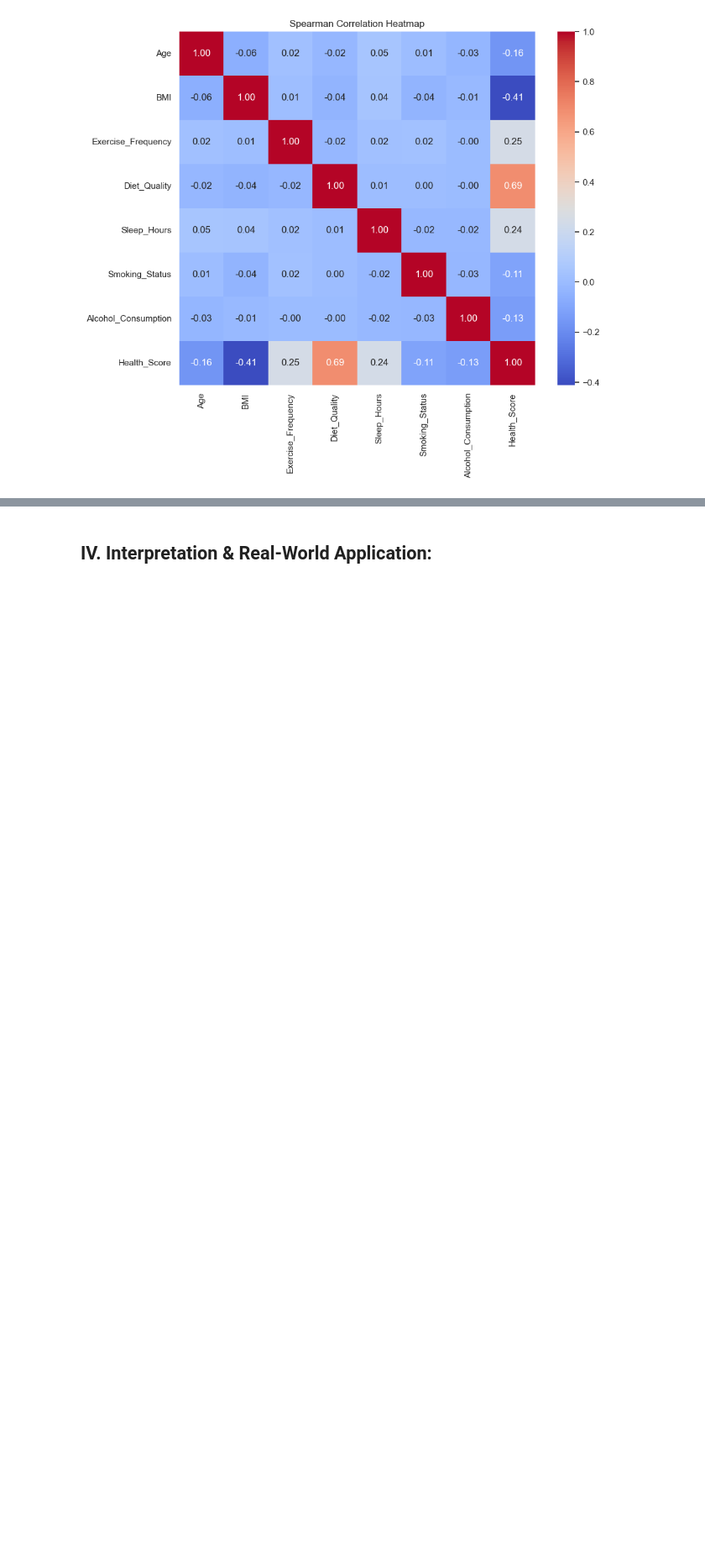
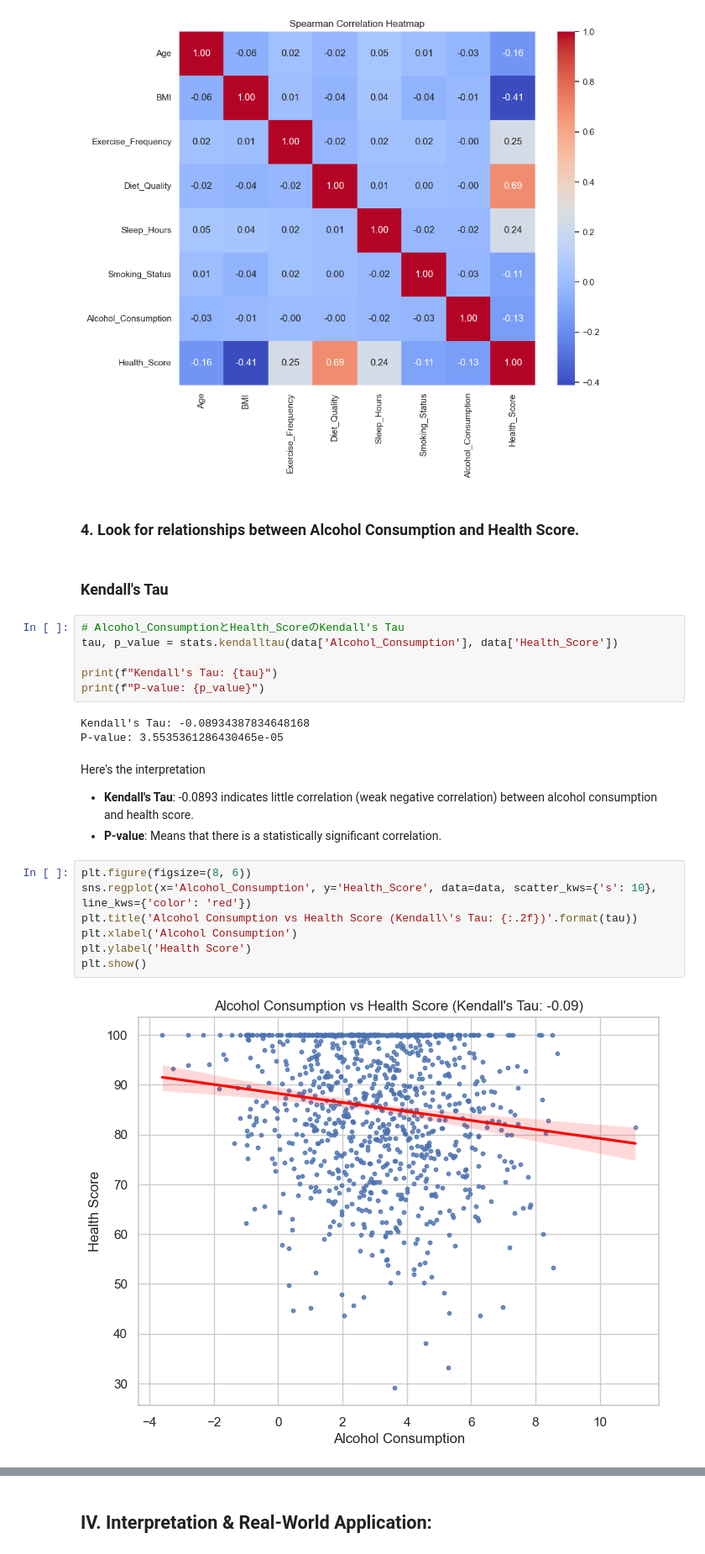
Before and after one commit to suguru-o5/ds-0924, a Jupyter notebook: ds204/final-project/final-project.ipynb, the cells around one changed output, grey strips where cells are left out. Shown at 84% size. Drawn from its saved outputs; the diff is of its cells as text; blank space fills up the shorter version.

```diff
--- a/ds204/final-project/final-project.ipynb
+++ b/ds204/final-project/final-project.ipynb
@@ -257,3 +287,29 @@ plt.title("Spearman Correlation Heatmap")
 plt.show()
 # %% [output]
 [figure]
+# %% [markdown]
+### 4. Look for relationships between Alcohol Consumption and Health Score.
+# %% [markdown]
+### Kendall's Tau
+# %%
+# Alcohol_ConsumptionとHealth_ScoreのKendall's Tau
+tau, p_value = stats.kendalltau(data['Alcohol_Consumption'], data['Health_Score'])
+
+print(f"Kendall's Tau: {tau}")
+print(f"P-value: {p_value}")
+# %% [output]
+Kendall's Tau: -0.08934387834648168
+P-value: 3.5535361286430465e-05
+# %% [markdown]
+Here's the interpretation
+- **Kendall's Tau**: -0.0893 indicates little correlation (weak negative correlation) between alcohol consumption and health score.
+- **P-value**: Means that there is a statistically significant correlation.
+# %%
+plt.figure(figsize=(8, 6))
+sns.regplot(x='Alcohol_Consumption', y='Health_Score', data=data, scatter_kws={'s': 10}, line_kws={'color': 'red'})
+plt.title('Alcohol Consumption vs Health Score (Kendall\'s Tau: {:.2f})'.format(tau))
+plt.xlabel('Alcohol Consumption')
+plt.ylabel('Health Score')
+plt.show()
+# %% [output]
+[figure, added]
```
Also changed, not shown: parts of 32 cells of this notebook.
